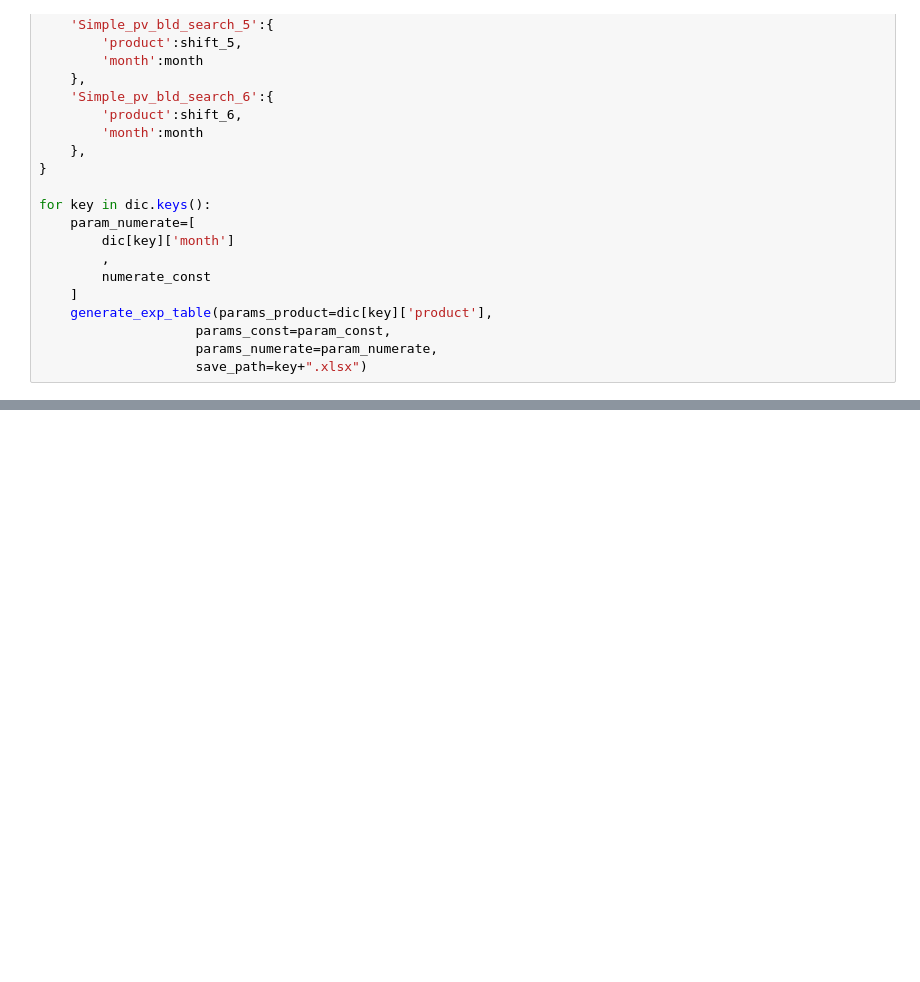
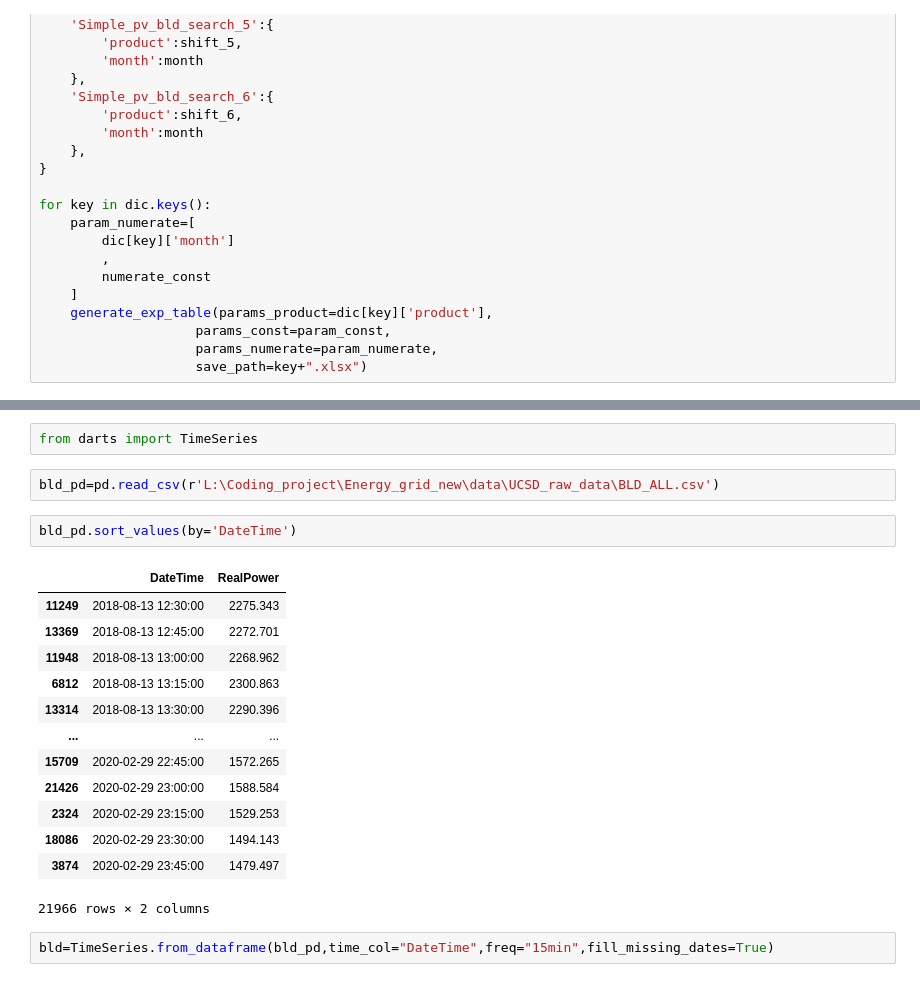
Before and after one commit to AarenLee07/Microgrid-Optimizer, a Jupyter notebook: notebooks/generate_exp_table.ipynb, the cells around one changed output, grey strips where cells are left out. Saved outputs shown, nothing was run; the diff lists cells and outputs as text; blank space fills up the shorter version.

```diff
--- a/notebooks/generate_exp_table.ipynb
+++ b/notebooks/generate_exp_table.ipynb
@@ -819,0 +830,22 @@ for key in dic.keys():
+# %%
+from darts import TimeSeries
+# %%
+bld_pd=pd.read_csv(r'L:\Coding_project\Energy_grid_new\data\UCSD_raw_data\BLD_ALL.csv')
+# %%
+bld_pd.sort_values(by='DateTime')
+# %% [output]
+|  | DateTime | RealPower |
+| 11249 | 2018-08-13 12:30:00 | 2275.343 |
+| 13369 | 2018-08-13 12:45:00 | 2272.701 |
+| 11948 | 2018-08-13 13:00:00 | 2268.962 |
+| 6812 | 2018-08-13 13:15:00 | 2300.863 |
+| 13314 | 2018-08-13 13:30:00 | 2290.396 |
+| ... | ... | ... |
+| 15709 | 2020-02-29 22:45:00 | 1572.265 |
+| 21426 | 2020-02-29 23:00:00 | 1588.584 |
+| 2324 | 2020-02-29 23:15:00 | 1529.253 |
+| 18086 | 2020-02-29 23:30:00 | 1494.143 |
+| 3874 | 2020-02-29 23:45:00 | 1479.497 |
+21966 rows × 2 columns
+# %%
+bld=TimeSeries.from_dataframe(bld_pd,time_col="DateTime",freq="15min",fill_missing_dates=True)
```
Also changed, not shown: parts of 8 cells of this notebook, 5 other files.
